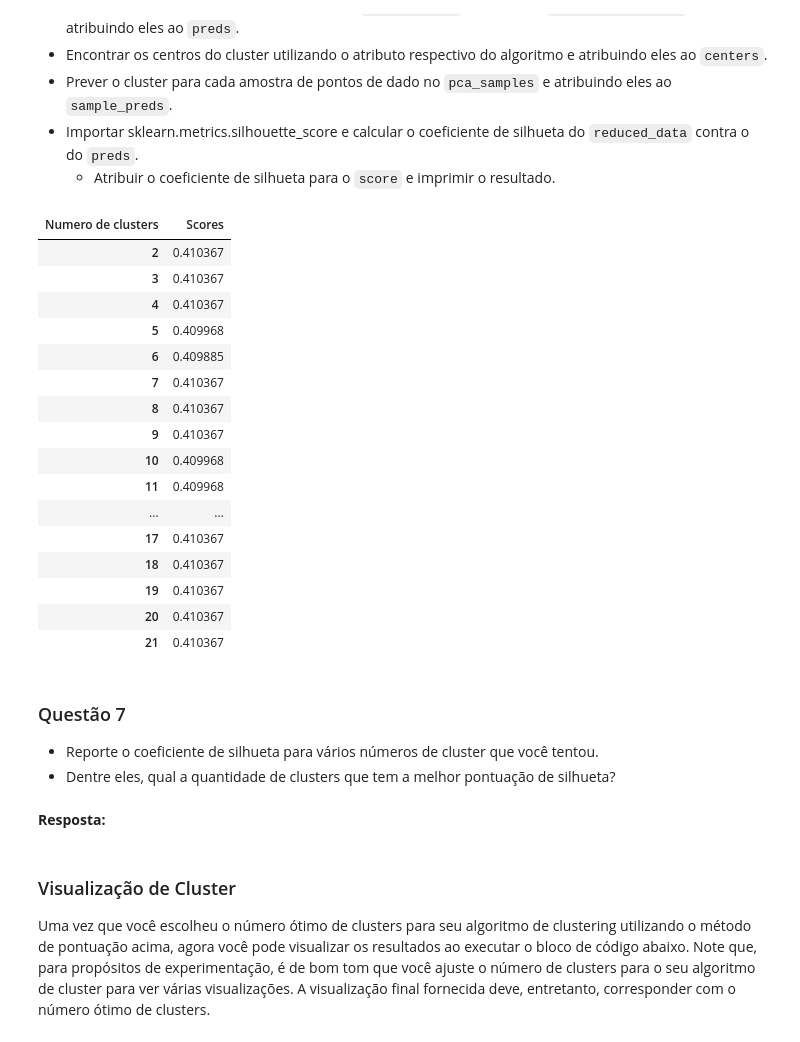
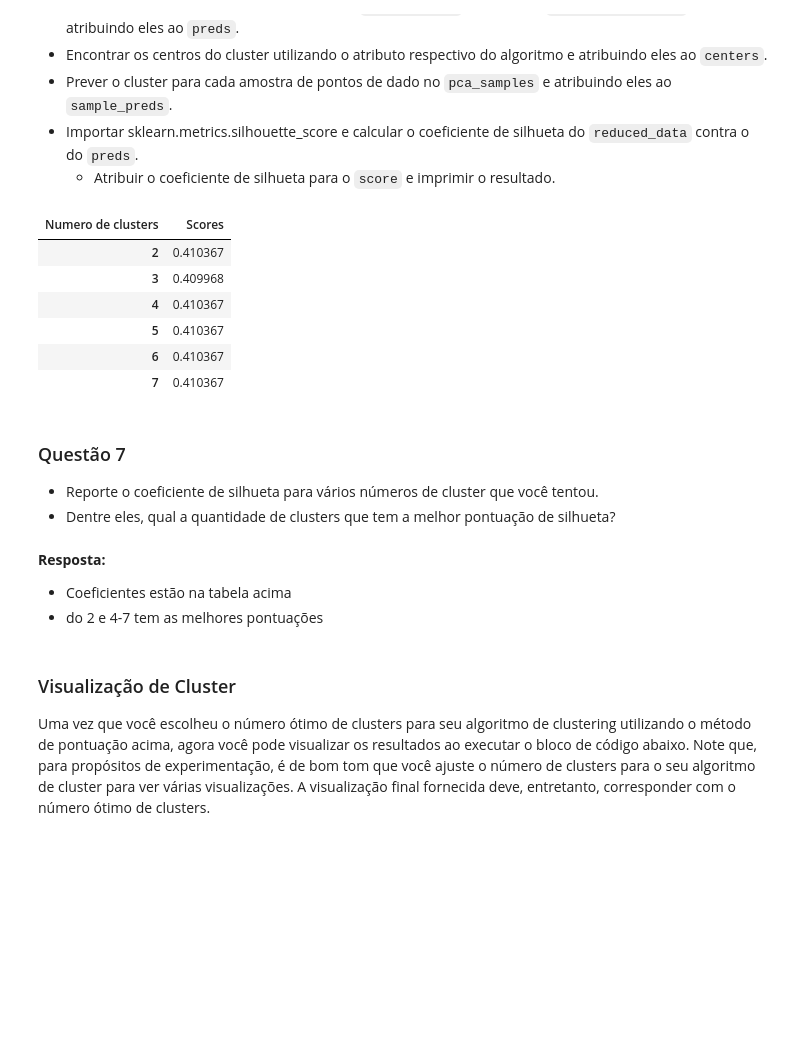
Before and after one commit to deenismp/customer_segments, a Jupyter notebook: customer_segments_PT.ipynb, the cells around one changed output. Drawn from its saved outputs; the diff is of its cells as text; code cells hidden in the pictures; blank space fills up the shorter version.

```diff
--- a/customer_segments_PT.ipynb
+++ b/customer_segments_PT.ipynb
@@ -464,55 +479,47 @@ from sklearn.mixture import GaussianMixture
 from sklearn.metrics import silhouette_score
 clust = 2
 def gauss(i):
     global clusterer, preds, centers, sample_preds
     clusterer = GaussianMixture(n_components=clust).fit(reduced_data)
 
     # TODO: Preveja o cluster para cada ponto de dado
     preds = clusterer.predict(reduced_data)
 
     # TODO: Ache os centros do cluster
     centers = clusterer.means_
 
     # TODO: Preveja o cluster para cada amostra de pontos de dado transformados
     sample_preds = clusterer.predict(pca_samples)
 
     # TODO: Calcule a média do coeficiente de silhueta para o número de clusters escolhidos
     score = silhouette_score(reduced_data, preds)
     return score
 
 #print(score)
 #print("Score for", clust, "clusters:", np.round(score, 4))
 
 results = pd.DataFrame(columns=['Scores'])
 results.columns.name = 'Numero de clusters'
-for i in range(2,22):
+for i in range(2,8):
     score = gauss(i)
     results = results.append(pd.DataFrame([score],columns=['Scores'],index=[i]))
 display(results)
 # %% [output]
 | Numero de clusters | Scores |
 | 2 | 0.410367 |
-| 3 | 0.410367 |
+| 3 | 0.409968 |
 | 4 | 0.410367 |
-| 5 | 0.409968 |
-| 6 | 0.409885 |
+| 5 | 0.410367 |
+| 6 | 0.410367 |
 | 7 | 0.410367 |
-| 8 | 0.410367 |
-| 9 | 0.410367 |
-| 10 | 0.409968 |
-| 11 | 0.409968 |
-| ... | ... |
-| 17 | 0.410367 |
-| 18 | 0.410367 |
-| 19 | 0.410367 |
-| 20 | 0.410367 |
-| 21 | 0.410367 |
 # %% [markdown]
 ### Questão 7
 - Reporte o coeficiente de silhueta para vários números de cluster que você tentou.
 - Dentre eles, qual a quantidade de clusters que tem a melhor pontuação de silhueta?
-# %% [markdown]
-**Resposta:**
+# %% [markdown]
+**Resposta:**
+* Coeficientes estão na tabela acima
+* do 2 e 4-7 tem as melhores pontuações
 # %% [markdown]
 ### Visualização de Cluster
 Uma vez que você escolheu o número ótimo de clusters para seu algoritmo de clustering utilizando o método de pontuação acima, agora você pode visualizar os resultados ao executar o bloco de código abaixo. Note que, para propósitos de experimentação, é de bom tom que você ajuste o número de clusters para o seu algoritmo de cluster para ver várias visualizações. A visualização final fornecida deve, entretanto, corresponder com o número ótimo de clusters.
```
Also changed, not shown: parts of 15 cells of this notebook.
